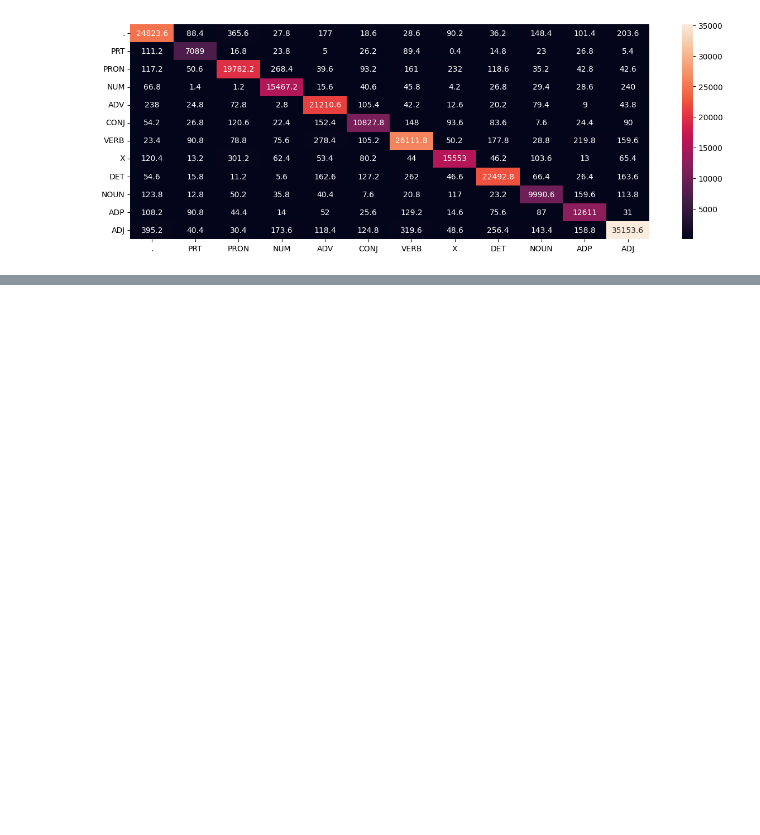
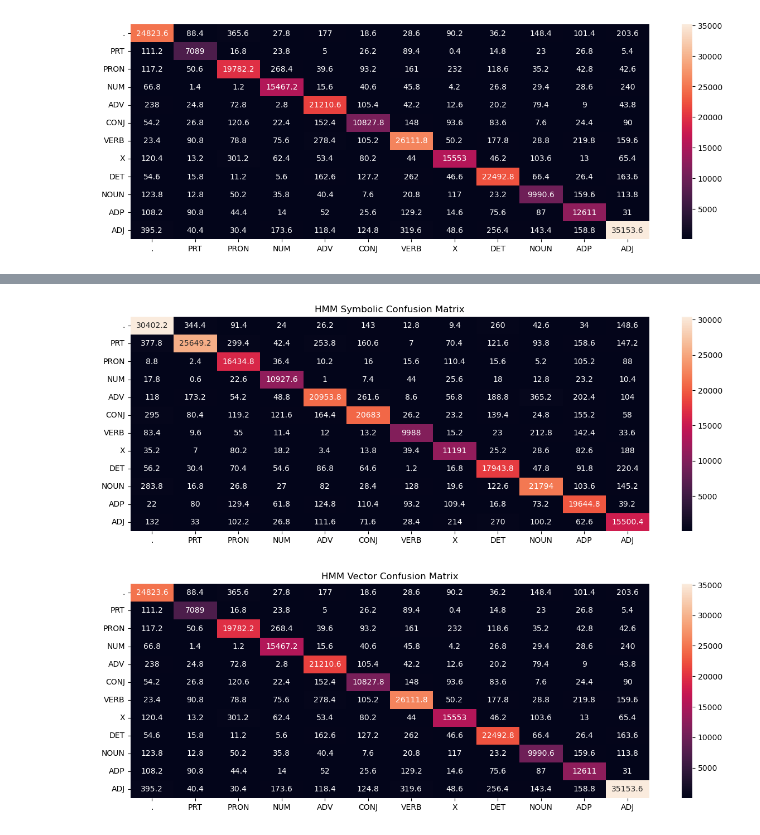
Before and after one commit to Pulkit-m/HMM_pos_tagger, a Jupyter notebook: HMM/Results.ipynb, the cells around one changed output, grey strips where cells are left out. Cells and saved outputs as stored; diff of their text form; code cells hidden in the pictures; blank space fills up the shorter version.

```diff
--- a/HMM/Results.ipynb
+++ b/HMM/Results.ipynb
@@ -251,0 +191,19 @@ metrics_vector
+# %%
+#save both the confusion matrices in a result_plots folder
+if os.path.exists('result_plots') == False:
+    os.mkdir('result_plots')
+
+plt.figure(figsize=(15,5))
+sns.heatmap(HMM_symbolic_results['confusion_matrix'], annot=True, fmt='g', xticklabels=TAGSET , yticklabels=TAGSET )
+plt.title('HMM Symbolic Confusion Matrix')
+plt.savefig('result_plots/HMM_symbolic_confusion_matrix.png')
+plt.show()
+
+plt.figure(figsize=(15,5))
+sns.heatmap(HMM_vector_results['confusion_matrix'], annot=True, fmt='g', xticklabels=TAGSET , yticklabels=TAGSET )
+plt.title('HMM Vector Confusion Matrix')
+plt.savefig('result_plots/HMM_vector_confusion_matrix.png')
+plt.show()
+# %% [output]
+[figure, added]
+[figure, added]
```
Also changed, not shown: parts of 14 cells of this notebook, 9 other files.
